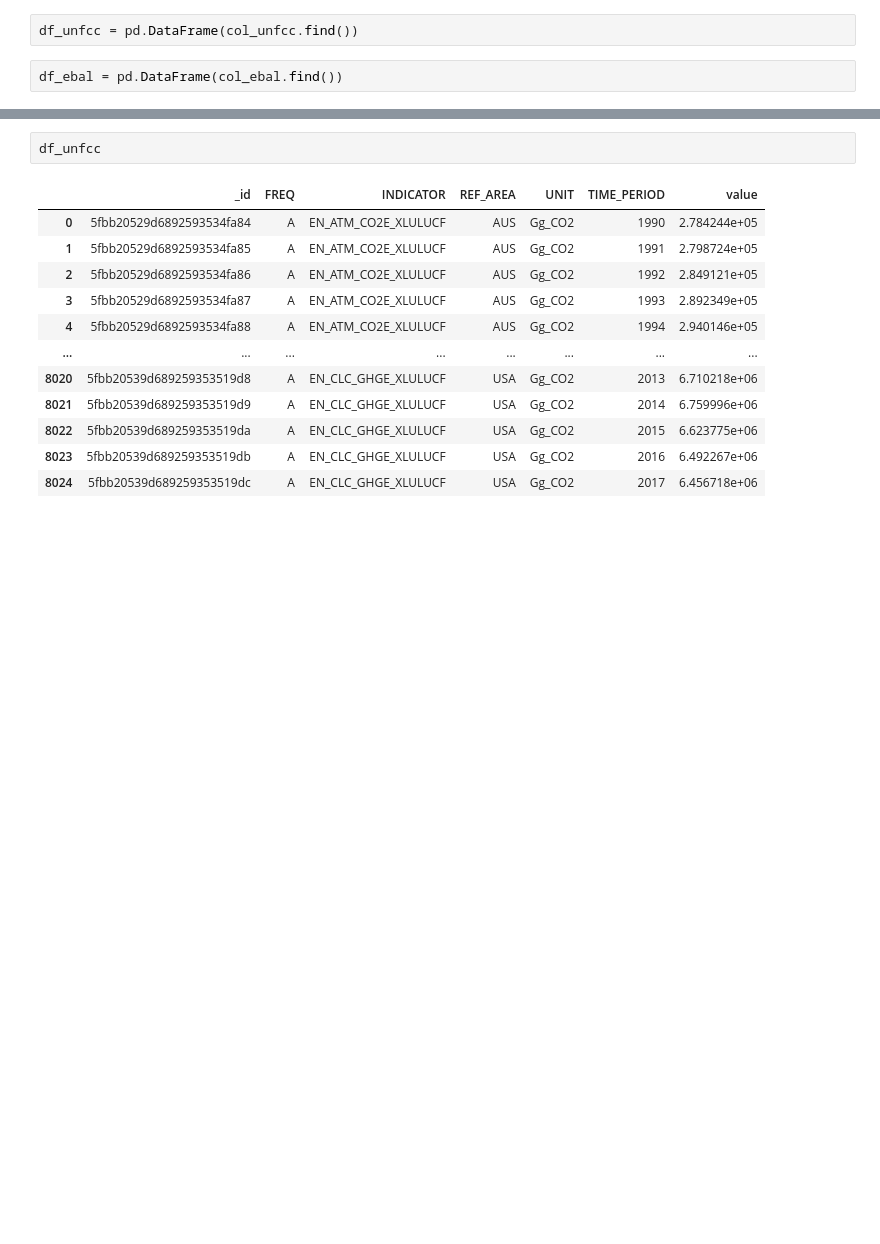
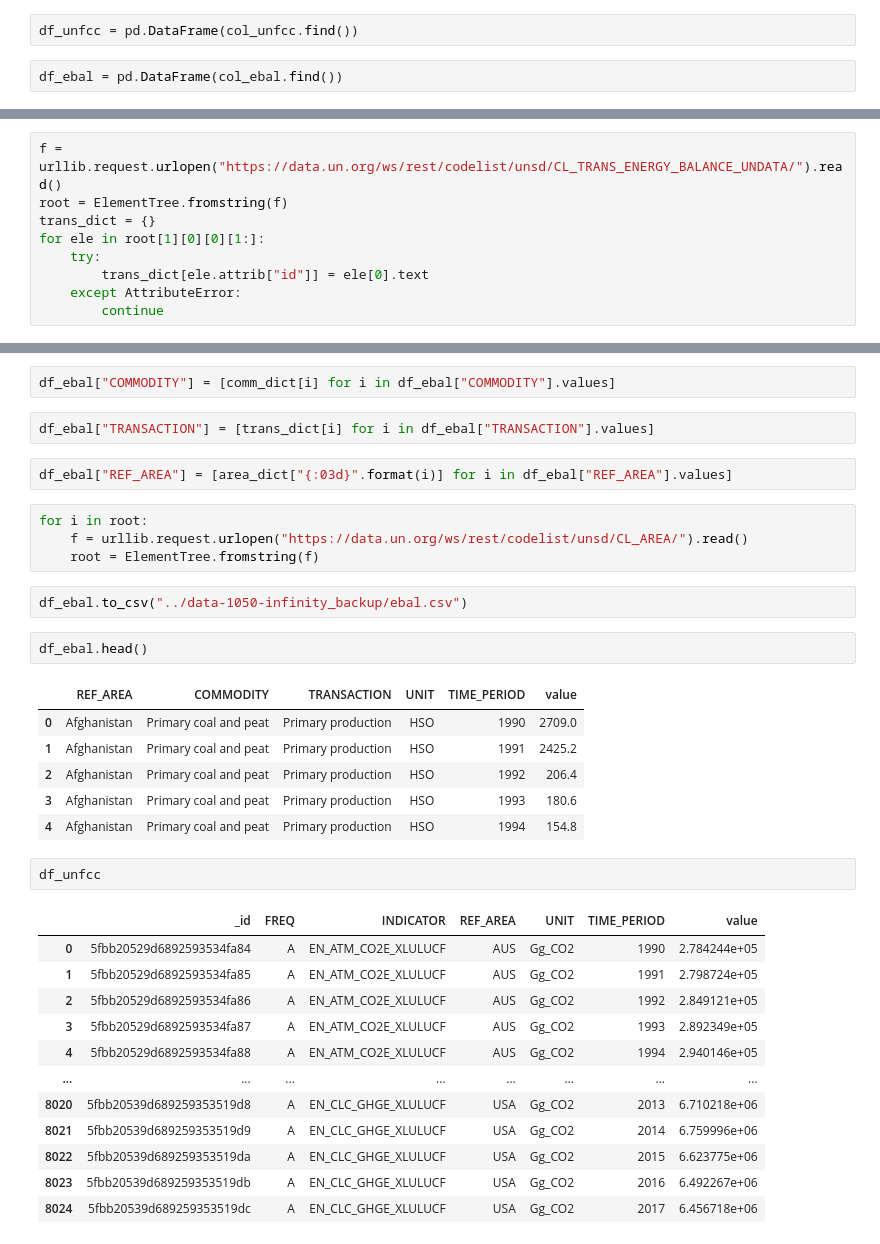
Before and after one commit to reach2sayan/data-1050-infinity, a Jupyter notebook: enhancement.ipynb, the cells around one changed output, grey strips where cells are left out. Drawn from its saved outputs; the diff is of its cells as text; blank space fills up the shorter version.

```diff
--- a/enhancement.ipynb
+++ b/enhancement.ipynb
@@ -21,0 +50,9 @@ df_ebal = pd.DataFrame(col_ebal.find())
+# %%
+f = urllib.request.urlopen("https://data.un.org/ws/rest/codelist/unsd/CL_TRANS_ENERGY_BALANCE_UNDATA/").read()
+root = ElementTree.fromstring(f)
+trans_dict = {}
+for ele in root[1][0][0][1:]:
+    try:
+        trans_dict[ele.attrib["id"]] = ele[0].text
+    except AttributeError:
+        continue
@@ -22,3 +73,24 @@ df_ebal = pd.DataFrame(col_ebal.find())
+# %%
+df_ebal["COMMODITY"] = [comm_dict[i] for i in df_ebal["COMMODITY"].values]
+# %%
+df_ebal["TRANSACTION"] = [trans_dict[i] for i in df_ebal["TRANSACTION"].values]
+# %%
+df_ebal["REF_AREA"] = [area_dict["{:03d}".format(i)] for i in df_ebal["REF_AREA"].values]
+# %%
+for i in root:
+    f = urllib.request.urlopen("https://data.un.org/ws/rest/codelist/unsd/CL_AREA/").read()
+    root = ElementTree.fromstring(f)
+# %%
+df_ebal.to_csv("../data-1050-infinity_backup/ebal.csv")
+# %%
+df_ebal.head()
+# %% [output]
+|  | REF_AREA | COMMODITY | TRANSACTION | UNIT | TIME_PERIOD | value |
+| 0 | Afghanistan | Primary coal and peat | Primary production | HSO | 1990 | 2709.0 |
+| 1 | Afghanistan | Primary coal and peat | Primary production | HSO | 1991 | 2425.2 |
+| 2 | Afghanistan | Primary coal and peat | Primary production | HSO | 1992 | 206.4 |
+| 3 | Afghanistan | Primary coal and peat | Primary production | HSO | 1993 | 180.6 |
+| 4 | Afghanistan | Primary coal and peat | Primary production | HSO | 1994 | 154.8 |
 # %%
 df_unfcc
 # %% [output]
```
Also changed, not shown: parts of 7 cells of this notebook.
